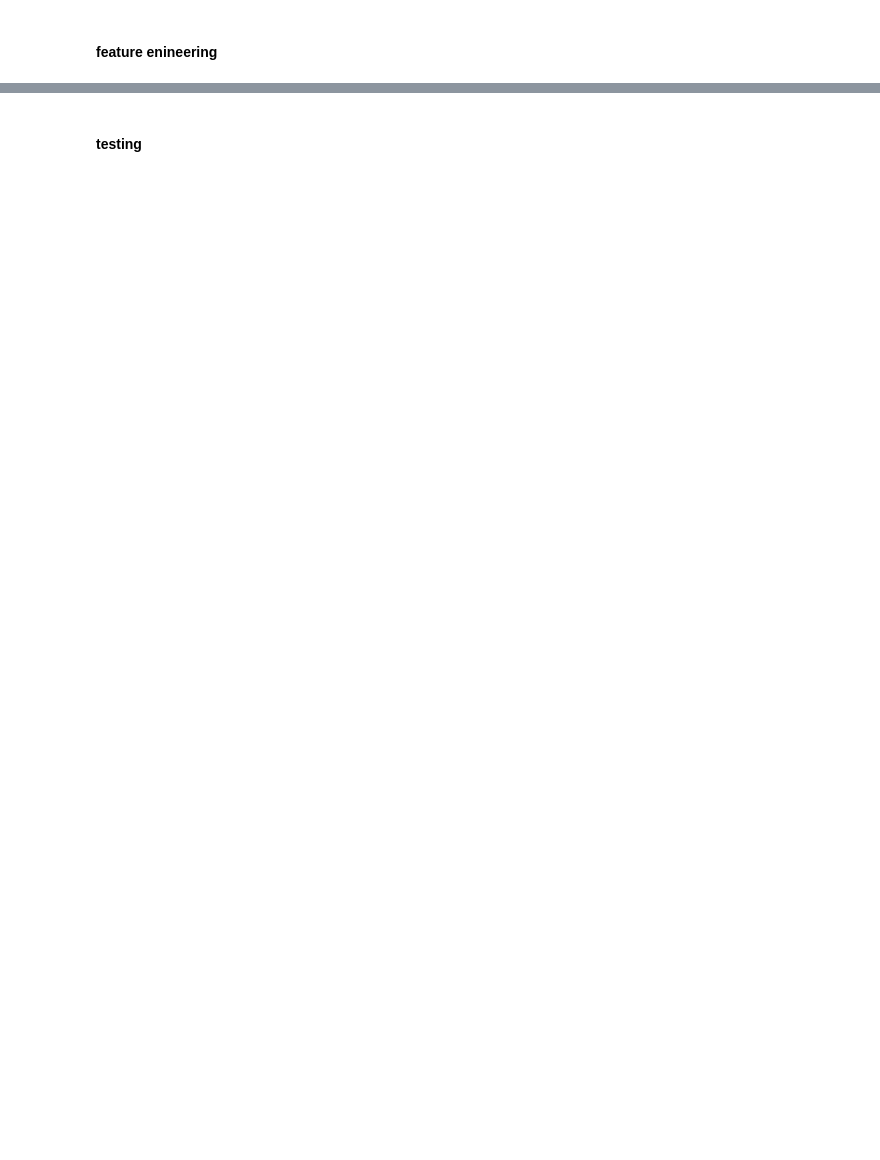
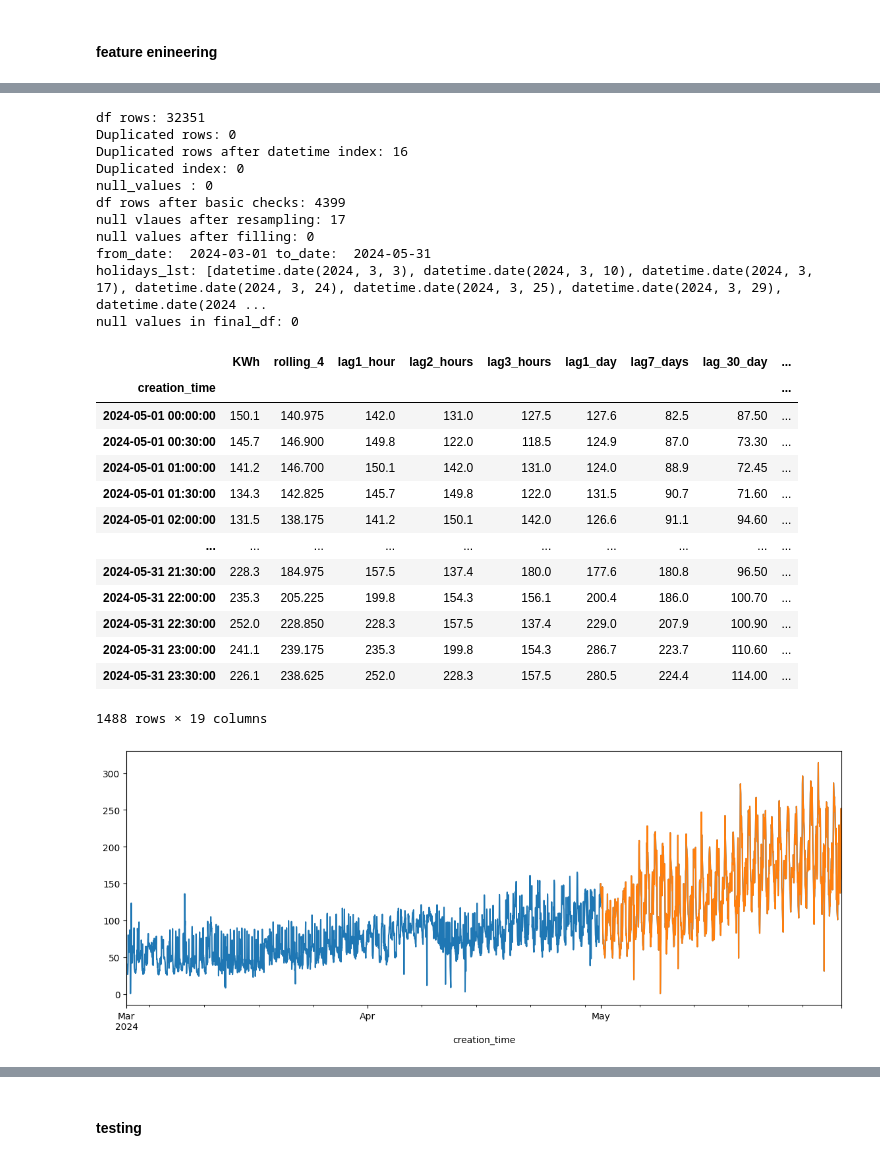
Before and after one commit to Harshvardhan1407/load_forecasting, a Jupyter notebook: pipeline.ipynb, the cells around one changed output, grey strips where cells are left out. Cells and saved outputs as stored; diff of their text form; code cells hidden in the pictures; blank space fills up the shorter version.

```diff
--- a/pipeline.ipynb
+++ b/pipeline.ipynb
@@ -465,0 +397,36 @@ R-squared: 0.8582121121000952
+# %%
+month = 5
+test_df =data_ingestion_training(month)
+test_main_df = pre_process(test_df)
+final_test_df = feature_engineering(test_main_df)
+# final_df.set_index("creation_time",drop= True,inplace=True)
+test_dataset = final_test_df.loc[final_test_df.index.month ==month]
+test_dataset['KWh'].plot()
+test_dataset
+# %% [output]
+df rows: 32351
+Duplicated rows: 0
+Duplicated rows after datetime index: 16
+Duplicated index: 0
+null_values : 0
+df rows after basic checks: 4399
+null vlaues after resampling: 17
+null values after filling: 0
+from_date:  2024-03-01 to_date:  2024-05-31
+holidays_lst: [datetime.date(2024, 3, 3), datetime.date(2024, 3, 10), datetime.date(2024, 3, 17), datetime.date(2024, 3, 24), datetime.date(2024, 3, 25), datetime.date(2024, 3, 29), datetime.date(2024 ...
+null values in final_df: 0
+|  | KWh | rolling_4 | lag1_hour | lag2_hours | lag3_hours | lag1_day | lag7_days | lag_30_day | ... |
+| creation_time |  |  |  |  |  |  |  |  | ... |
+| 2024-05-01 00:00:00 | 150.1 | 140.975 | 142.0 | 131.0 | 127.5 | 127.6 | 82.5 | 87.50 | ... |
+| 2024-05-01 00:30:00 | 145.7 | 146.900 | 149.8 | 122.0 | 118.5 | 124.9 | 87.0 | 73.30 | ... |
+| 2024-05-01 01:00:00 | 141.2 | 146.700 | 150.1 | 142.0 | 131.0 | 124.0 | 88.9 | 72.45 | ... |
+| 2024-05-01 01:30:00 | 134.3 | 142.825 | 145.7 | 149.8 | 122.0 | 131.5 | 90.7 | 71.60 | ... |
+| 2024-05-01 02:00:00 | 131.5 | 138.175 | 141.2 | 150.1 | 142.0 | 126.6 | 91.1 | 94.60 | ... |
+| ... | ... | ... | ... | ... | ... | ... | ... | ... | ... |
+| 2024-05-31 21:30:00 | 228.3 | 184.975 | 157.5 | 137.4 | 180.0 | 177.6 | 180.8 | 96.50 | ... |
+| 2024-05-31 22:00:00 | 235.3 | 205.225 | 199.8 | 154.3 | 156.1 | 200.4 | 186.0 | 100.70 | ... |
+| 2024-05-31 22:30:00 | 252.0 | 228.850 | 228.3 | 157.5 | 137.4 | 229.0 | 207.9 | 100.90 | ... |
+| 2024-05-31 23:00:00 | 241.1 | 239.175 | 235.3 | 199.8 | 154.3 | 286.7 | 223.7 | 110.60 | ... |
+| 2024-05-31 23:30:00 | 226.1 | 238.625 | 252.0 | 228.3 | 157.5 | 280.5 | 224.4 | 114.00 | ... |
+1488 rows × 19 columns
+[figure, added]
```
Also changed, not shown: parts of 28 cells of this notebook.
